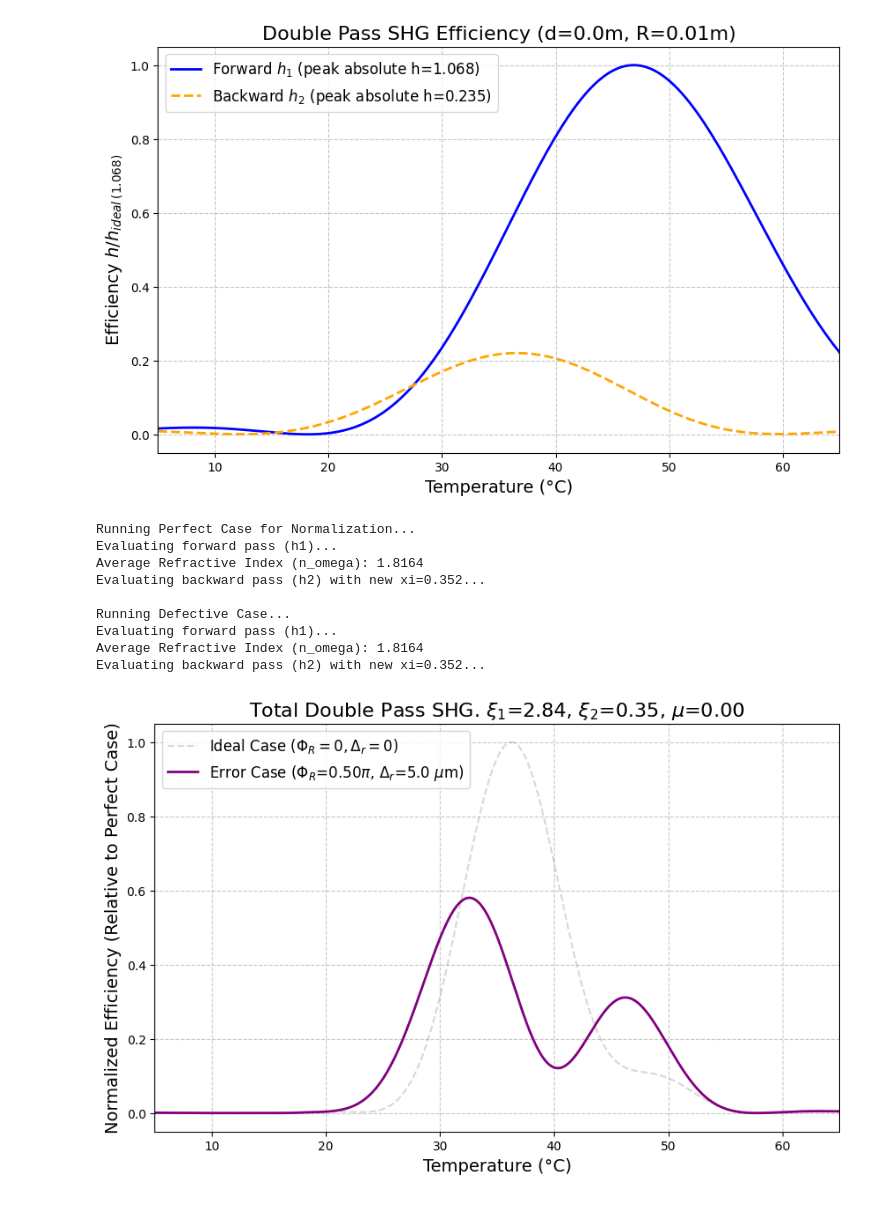
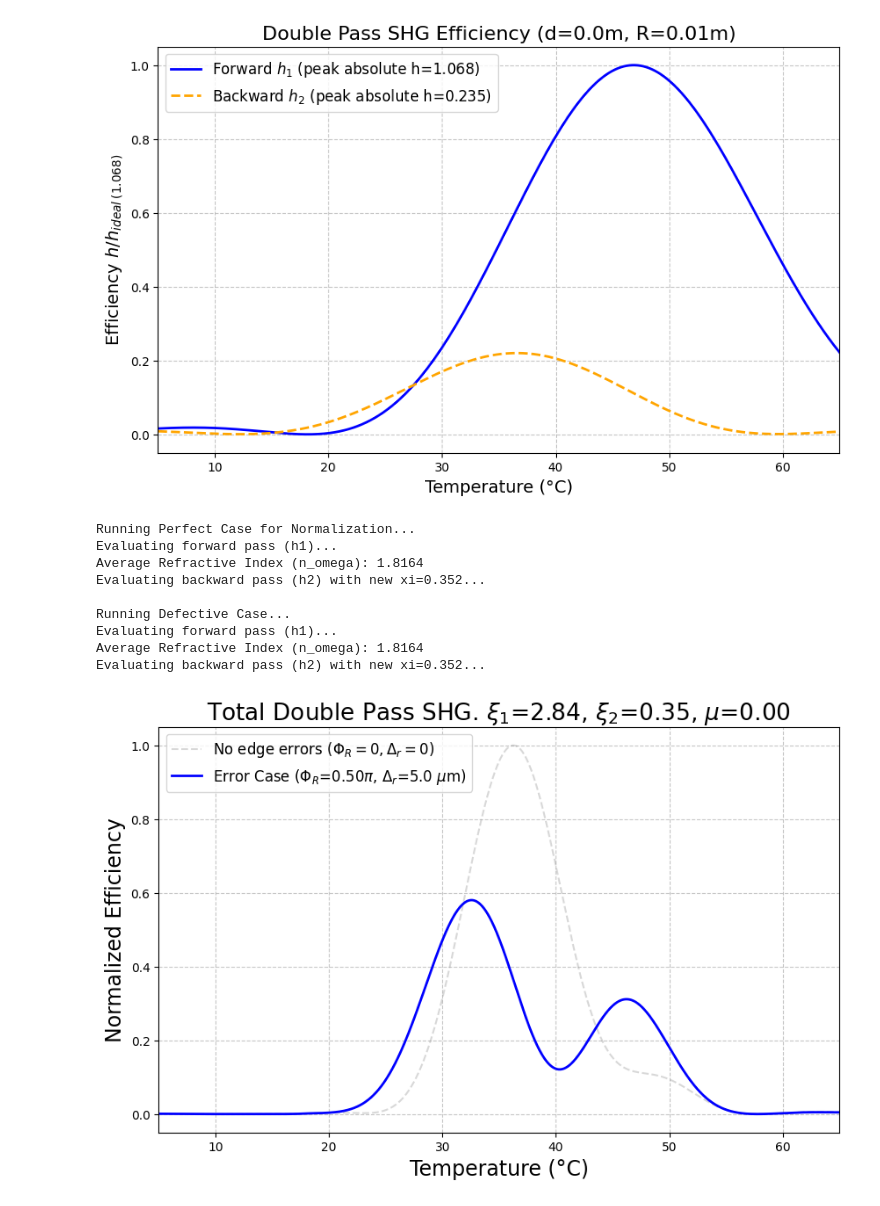
Before and after one commit to qpit/Eskild-Project-2026, a Jupyter notebook: main_document.ipynb, the cells around one changed output. Drawn from its saved outputs; the diff is of its cells as text; code cells hidden in the pictures.

```diff
--- a/main_document.ipynb
+++ b/main_document.ipynb
@@ -719,14 +775,14 @@ Evaluating backward pass (h2) with new xi=0.352...
 import numpy as np
 import matplotlib.pyplot as plt
 
-def calculate_scaled_A2omega(T_array, QPM_array, L_cryst, xi_val, n_idx, d, R_mirror, phi_r, Delta_r):
+def calculate_scaled_A2omega(T_array, QPM_array, L_cryst, xi_val, n_idx, d, R_mirror, phi_r, Delta_r, mus=0):
     """
     Calculates the total SHG amplitude by finding the theoretical forward and backward
     plane-wave integrals, then scaling them by the Boyd-Kleinman focused efficiencies (h1, h2).
     """
     # 1. Compute h1 and h2 using the previously defined function
     T_sub, h1_vals, h2_vals, xi_backward = calculate_double_pass_h(
-        T_array, QPM_array, L_cryst, xi_val, n_idx, d, R_mirror
+        T_array, QPM_array, L_cryst, xi_val, n_idx, d, R_mirror, mus=mus
     )
 
     # Mask to the same calculation window used in calculate_double_pass_h
@@ -774,36 +830,37 @@ _, perfect_efficiency, _, _, xi_backward_perfect = calculate_scaled_A2omega(
 perfect_max = np.max(perfect_efficiency)
 
 # Calculate the defective case
 print("\nRunning Defective Case...")
 T_sub, total_efficiency, A_fwd, A_bwd, xi_backward = calculate_scaled_A2omega(
     sim_temp_C, QPM, L, xi_forward, n_omega, d_distance, R_mirror, phi_r_val, Delta_r_val
 )
 
 # Normalize the targeted efficiency by the peak of the perfect efficiency curve
 norm_efficiency = total_efficiency / perfect_max
 
 plt.figure(figsize=(10, 6))
 # Plot perfect background subtly
-plt.plot(T_sub, perfect_efficiency / perfect_max, label='Ideal Case ($\\Phi_R=0, \\Delta_r=0$)', color='gray', alpha=0.3, ls='--')
+plt.plot(T_sub, perfect_efficiency / perfect_max, label='No edge errors ($\\Phi_R=0, \\Delta_r=0$)', color='gray', alpha=0.3, ls='--')
 
 # Plot explicit case
-plt.plot(T_sub, norm_efficiency, label=f'Error Case ($\\Phi_R$={phi_r_val/np.pi:.2f}$\\pi$, $\\Delta_r$={Delta_r_val*1e6:.1f} $\\mu$m)', color='purple', lw=2)
+plt.plot(T_sub, norm_efficiency, label=f'Error Case ($\\Phi_R$={phi_r_val/np.pi:.2f}$\\pi$, $\\Delta_r$={Delta_r_val*1e6:.1f} $\\mu$m)', color='blue', lw=2)
 
-plt.title(f'Total Double Pass SHG. $\\xi_1$={xi_forward:.2f}, $\\xi_2$={xi_backward:.2f}, $\\mu$={mus:.2f}', fontsize=16)
-plt.xlabel('Temperature (°C)', fontsize=14)
-plt.ylabel('Normalized Efficiency (Relative to Perfect Case)', fontsize=14)
+plt.title(f'Total Double Pass SHG. $\\xi_1$={xi_forward:.2f}, $\\xi_2$={xi_backward:.2f}, $\\mu$={mus:.2f}', fontsize=19)
+plt.xlabel('Temperature (°C)', fontsize=17)
+plt.ylabel('Normalized Efficiency', fontsize=17)
 plt.legend(fontsize=12)
 plt.grid(True, linestyle='--', alpha=0.7)
 plt.xlim(5, 65)
+plt.savefig(f'C:\\Users\\eskil\\OneDrive\\DTU\\6.sem\\bachelor_project\\figures\\double_pass_scaled_A2omega_with_errors.pdf', dpi=500, bbox_inches='tight')
 plt.show()
 # %% [output]
 Running Perfect Case for Normalization...
 Evaluating forward pass (h1)...
 Average Refractive Index (n_omega): 1.8164
 Evaluating backward pass (h2) with new xi=0.352...
 
 Running Defective Case...
 Evaluating forward pass (h1)...
 Average Refractive Index (n_omega): 1.8164
 Evaluating backward pass (h2) with new xi=0.352...
-[figure, old version]
+[figure, new version]
```
Also changed, not shown: parts of 5 cells of this notebook, 2 other files.
